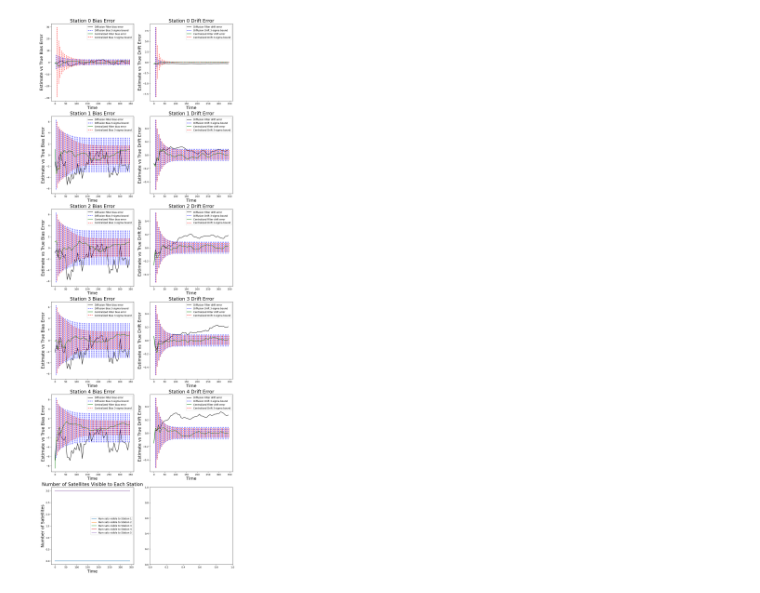
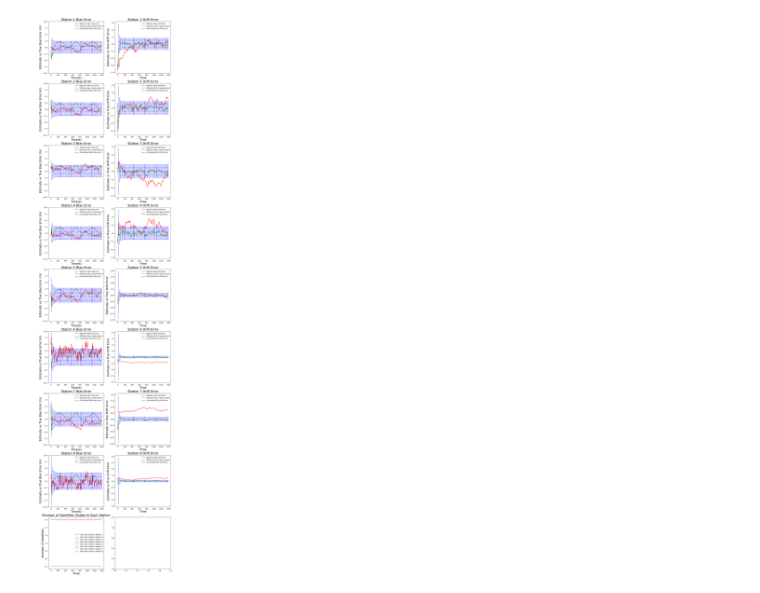
Before and after one commit to RIPS-2024-Aerospace/Aerospace-Project, a Jupyter notebook: testFilterComparison.ipynb, the cells around one changed output. Cells and saved outputs as stored; diff of their text form; code cells hidden in the pictures.

```diff
--- a/testFilterComparison.ipynb
+++ b/testFilterComparison.ipynb
@@ -47,64 +90,67 @@ kf = KalmanFilter(A = F_full, H = H_cf, Q = Q_10x10, R = R_cf, P = P_prev, x0 =
 # %%
-iterations = 50
-
-# num_msmts = np.random.randint(0,10,(iterations,5))
-num_msmts = np.array([[0,3,3,3,3] for _ in range(iterations)])
-
+iterations = 200
+num_msmts = np.array([[3,3,3,3,0,0,0,0] for _ in range(iterations)])
+# num_msmts = np.array([np.random.randint(0,6,5) for _ in range(iterations)])
 filter_outputs = run_both_filters(iterations, num_msmts,C,F_full,stations,kf, x)
 
 errors_df,errors_cf,P_hist_cf,P_hist_df,truth,measurements,predictions_cf,predictions_df = filter_outputs
 # %%
 #Number of stations whose plots we are looking at
-k = [0,1,2,3,4]
+k = [0,1,2,3,4,5,6,7]
 
 num_rows = len(k)
 fig,axs = plt.subplots(num_rows+1,2, figsize=(14, 7*(num_rows+1)))
-t_hist = np.arange(0, dt*iterations, dt)
+t_hist_err = np.arange(0, dt*iterations, dt)
 t_hist_cf = np.arange(3, dt*iterations, dt)
+
+if iterations > 60:
+    t_hist_inx = np.round(np.linspace(0, iterations - 1, 60)).astype(int)
+
+    t_hist = t_hist_err[t_hist_inx]
+    t_hist_cf = t_hist_cf[t_hist_inx]
+else:
+    t_hist_inx = [i for i in range(iterations)]
+    t_hist = t_hist_err
+
 
 errors_cf = np.array(errors_cf).squeeze()
 P_hist_cf = np.array(P_hist_cf)
 
 for inx,i in enumerate(k):
     #Diffusion Filter Error Plots
-    axs[inx][0].plot(t_hist, errors_df[:, i,0,0], 'k', label = "Diffusion Filter bias error")
-    bias_cov = 3*np.sqrt(P_hist_df[:, i,0,0])
+    axs[inx][0].plot(t_hist_err, errors_df[:, i,0,0], 'r', label = "Diffusion Filter bias error")
+    bias_cov = 3*np.sqrt(P_hist_df[t_hist_inx, i,0,0])
     axs[inx][0].plot(np.vstack([t_hist[1], t_hist[1]]), np.vstack([bias_cov[1], -bias_cov[1]]), 'b--', label = "Diffusion Bias 3-sigma bound")
     axs[inx][0].plot(np.vstack([t_hist[2:], t_hist[2:]]), np.vstack([bias_cov[2:], -bias_cov[2:]]), 'b--')
     error_bias_cf = errors_cf[:, 2*i]
-    bias_cov_k = 3*np.sqrt(P_hist_cf[:, 2*i, 2*i])
-    axs[inx][0].plot(t_hist, error_bias_cf, label=f'Centralized Filter bias error',color = "green")
-    axs[inx][0].plot(np.vstack([t_hist_cf[1], t_hist_cf[1]]), np.vstack([bias_cov_k[1], -bias_cov_k[1]]), 'r--',label = "Centralized Bias 3-sigma bound")
-    axs[inx][0].plot(np.vstack([t_hist_cf[2:], t_hist_cf[2:]]), np.vstack([bias_cov_k[2:], -bias_cov_k[2:]]), 'r--')
+    axs[inx][0].plot(t_hist_err, error_bias_cf, label=f'Centralized Filter bias error',color = "green")
     axs[inx][0].legend()
-    axs[inx][0].set_title("Station "+str(i)+" Bias Error", fontsize = 20)
-    axs[inx][0].set_xlabel("Time", fontsize = 18)
-    axs[inx][0].set_ylabel("Estimate vs True Bias Error", fontsize = 18)
+    axs[inx][0].set_ylim(-10,10)
+    axs[inx][0].set_title("Station "+str(i+1)+" Bias Error", fontsize = 20)
+    axs[inx][0].set_xlabel("Time(s)", fontsize = 18)
+    axs[inx][0].set_ylabel("Estimate vs True Bias Error (m)", fontsize = 18)
 
-    axs[inx][1].plot(t_hist, errors_df[:, i,1,0], 'k', label = "Diffusion Filter drift error")
-    drift_cov = 3*np.sqrt(P_hist_df[:, i,1,1])
+    axs[inx][1].plot(t_hist_err, errors_df[:, i,1,0], 'r', label = "Diffusion Filter drift error")
+    drift_cov = 3*np.sqrt(P_hist_df[t_hist_inx, i,1,1])
     axs[inx][1].plot(np.vstack([t_hist[1], t_hist[1]]), np.vstack([drift_cov[1], -drift_cov[1]]), 'b--', label = "Diffusion Drift 3-sigma bound")
     axs[inx][1].plot(np.vstack([t_hist[2:], t_hist[2:]]), np.vstack([drift_cov[2:], -drift_cov[2:]]), 'b--')
     error_drift = errors_cf[:, 2*i+1]
-    drift_cov_k = 3*np.sqrt(P_hist_cf[:, 2*i+1, 2*i+1])
-    axs[inx][1].plot(t_hist, error_drift, label=f'Centralized Filter drift error',color = "green")
-    axs[inx][1].plot(np.vstack([t_hist_cf[1], t_hist_cf[1]]), np.vstack([drift_cov_k[1], -drift_cov_k[1]]), 'r--', label = "Centralized Drift 3-sigma bound")
-    axs[inx][1].plot(np.vstack([t_hist_cf[2:], t_hist_cf[2:]]), np.vstack([drift_cov_k[2:], -drift_cov_k[2:]]), 'r--')
+    axs[inx][1].plot(t_hist_err, error_drift, label=f'Centralized Filter drift error',color = "green")
     axs[inx][1].legend()
-    axs[inx][1].set_title("Station "+str(i)+" Drift Error", fontsize = 20)
+    axs[inx][1].set_title("Station "+str(i+1)+" Drift Error", fontsize = 20)
     axs[inx][1].set_xlabel("Time", fontsize = 18)
     axs[inx][1].set_ylabel("Estimate vs True Drift Error", fontsize = 18)
 
 for i in range(n):
-    axs[-1][0].plot(t_hist,num_msmts[:,i], label = f"Num sats visible to Station {i+1}")
+    axs[-1][0].plot(t_hist_err,num_msmts[:,i], label = f"Num sats visible to Station {i+1}")
 
 axs[-1][0].legend()
 axs[-1][0].set_title("Number of Satellites Visible to Each Station", fontsize = 20)
 axs[-1][0].set_xlabel("Time", fontsize = 18)
 axs[-1][0].set_ylabel("Number of Satellites", fontsize = 18)
 
 
 
-plt.show()
+plt.savefig("OptimizerPlots/Optimal_MSE_03333.png")
 # %% [output]
-[figure, old version]
+[figure, new version]
```
Also changed, not shown: parts of 3 cells of this notebook, 12 other files.
